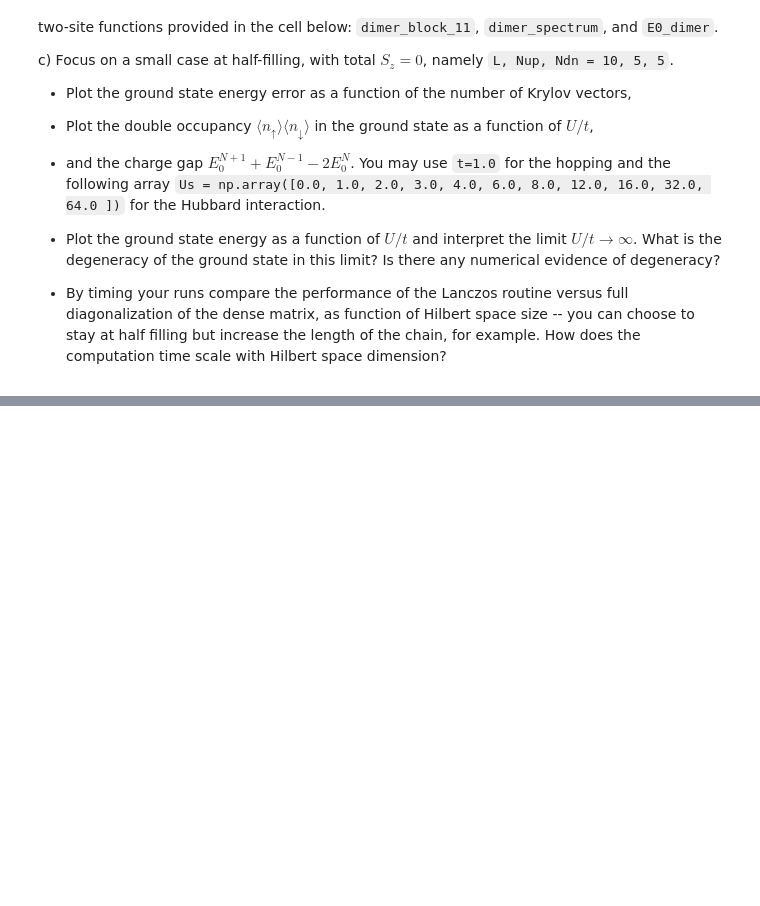
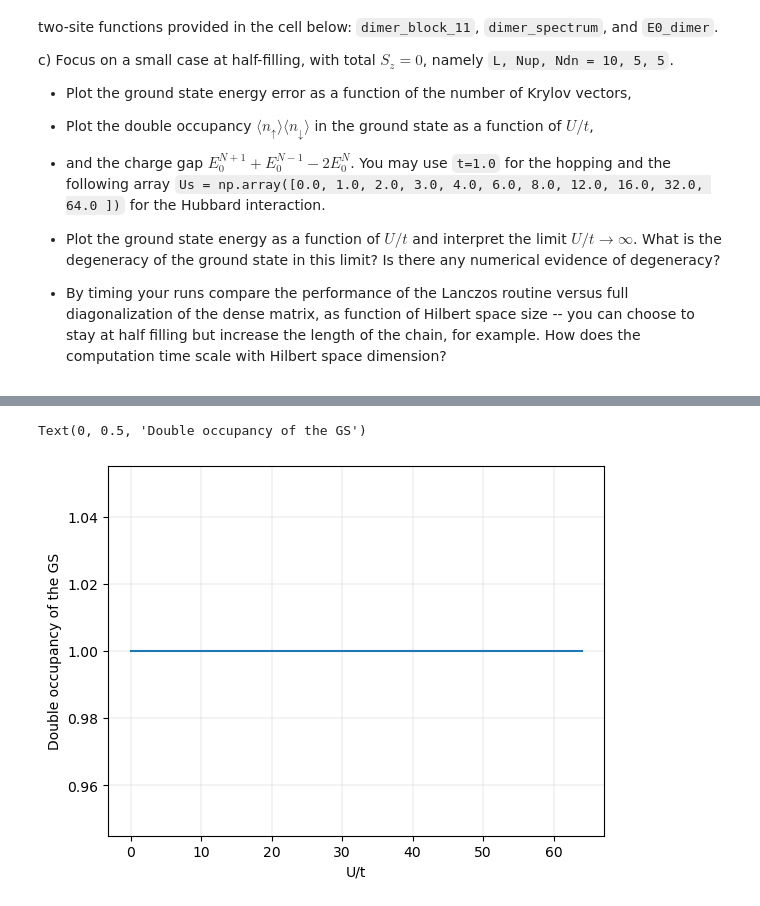
Before and after one commit to Glorieux-Victor/NMQS-TP-Victor-Glorieux, a Jupyter notebook: tp1.ipynb, the cells around one changed output, grey strips where cells are left out. Cells and saved outputs as stored; diff of their text form; code cells hidden in the pictures; blank space fills up the shorter version.

```diff
--- a/tp1.ipynb
+++ b/tp1.ipynb
@@ -839,0 +837,23 @@ Full diagonalization, lowest eigenvalue =  [-1.90932881 -1.80901699 -1.80901699
+# %%
+#c) - Plot the double occupancy in the ground state as a function of U/t,
+
+U_list = np.array([0.0, 1.0, 2.0, 3.0, 4.0, 6.0, 8.0, 12.0, 16.0, 32.0, 64.0 ])
+
+docc_GS = []
+for U in U_list :
+    op, docc, (Du, Dd) = hubbard_operator(L=L10, Nup=NU, Ndn=ND,U=U)
+
+    # lanczos_data=lanczos(op, 1000, k=20, dtype=np.complex128, seed=1, gs_passes=2  )
+    # ds = np.array(range(5,110,10))
+    docc_GS.append(docc[0])
+
+
+firstk=5 # first k eigenvalues will be studied below
+
+plt.plot(U_list, docc_GS)
+plt.grid(lw = 0.2)
+plt.xlabel(r"U/t")
+plt.ylabel(r"Double occupancy of the GS")
+# %% [output]
+Text(0, 0.5, 'Double occupancy of the GS')
+[figure, added]
```
Also changed, not shown: parts of 5 cells of this notebook, 1 other file.
